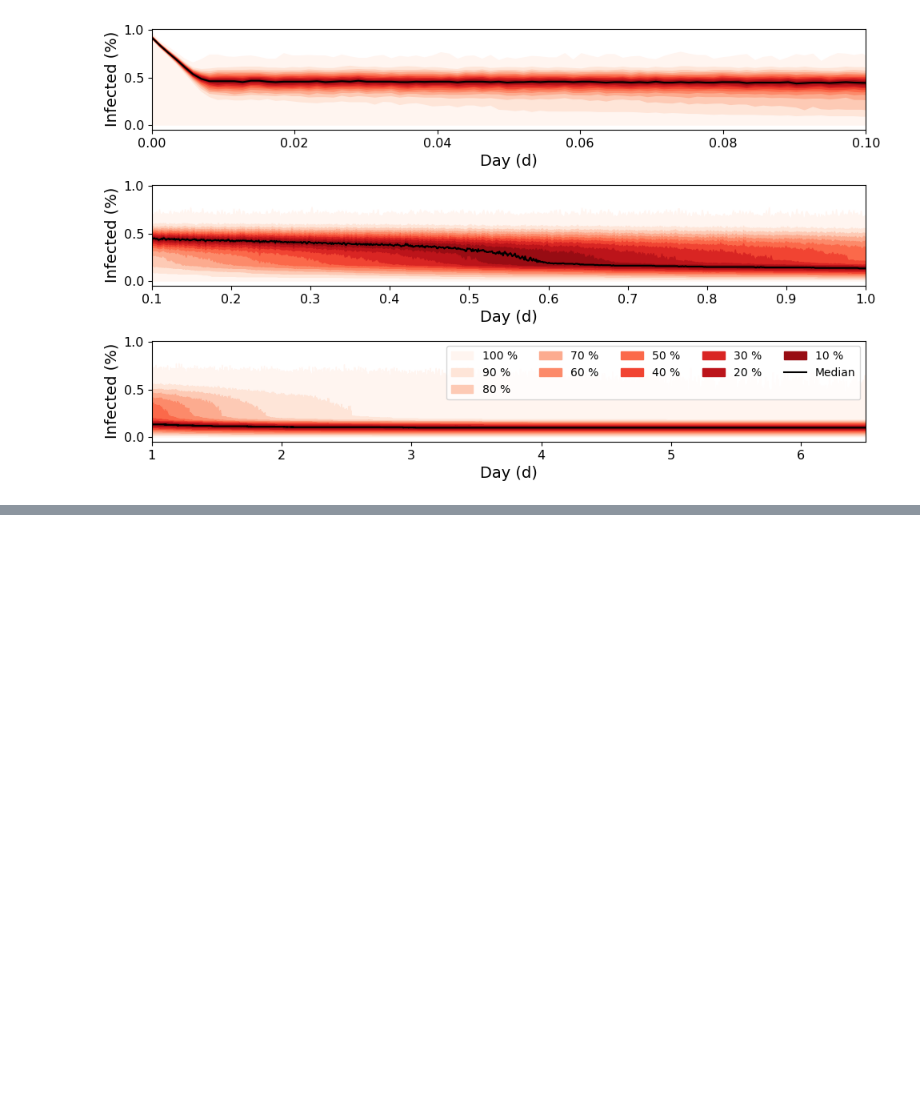
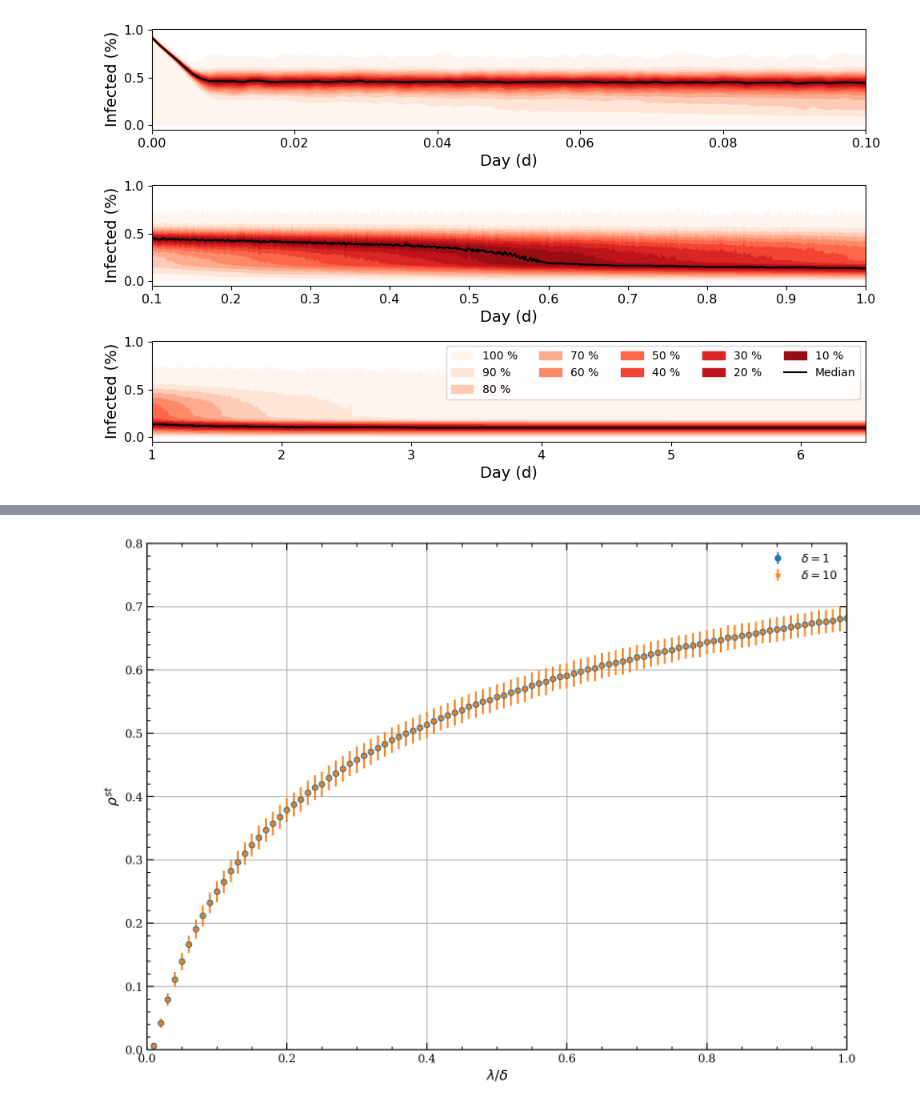
Before and after one commit to AdriRed/epidemics-tfg, a Jupyter notebook: post-process-data.ipynb, the cells around one changed output, grey strips where cells are left out. Cells and saved outputs as stored; diff of their text form; code cells hidden in the pictures; blank space fills up the shorter version.

```diff
--- a/post-process-data.ipynb
+++ b/post-process-data.ipynb
@@ -163,0 +228,38 @@ fig.tight_layout()
+# %%
+dfs2={}
+
+for i in tqdm(range(10000)):
+    infection_rate = (i//100+1)/10
+    recovery_rate = 10
+    keyname = f'{infection_rate/10:.3f}'
+    seed = i%100+1
+    if (keyname not in dfs2):
+        dfs2[keyname] = []
+    df = pd.read_csv(f'./output/stats-I={infection_rate:10.5f}-R={recovery_rate:10.5f}-S={seed:5d}.dat', sep='    ', header=None, usecols=[0, 3], names=['t', 'irate', 'rrate', 'idens'], engine='python')
+    dfs2[keyname].append(df)
+# %%
+df_data2 = pd.DataFrame(columns=["x", "y", "yerr"])
+for keyname in tqdm(dfs.keys()):
+    last_values = np.array([x.iloc[-1]['idens'] for x in dfs[keyname]])
+    last_values = last_values[last_values > 0.0001]
+    # display(last_values)
+    # df = pd.DataFrame({"x": [float(keyname)]*len(last_values), "y": (last_values)})
+    df = pd.DataFrame({"x": [float(keyname)], "y": [np.mean(last_values)], "yerr": [np.std(last_values)]})
+    df_data2 = pd.concat([df_data2, df], ignore_index=True)
+# %%
+set_gnuplot_style()
+fig, ax = plt.subplots(figsize=(11, 8), dpi=300)
+df_data2 = df_data2.sort_values('x')
+ax.minorticks_on()
+ax.set_xlim(0, 1)
+ax.set_ylim(0, 0.8)
+ax.errorbar(df_data['x'], df_data['y'], yerr=df_data['yerr'], marker='o', linestyle='none', label='$\delta = 1$')
+ax.errorbar(df_data2['x'], df_data2['y'], yerr=df_data2['yerr'], marker='*', linestyle='none', label='$\delta = 10$')
+# ax.scatter(df_data['x'], df_data['y'], marker='o')
+ax.legend()
+ax.set_xlabel(r'$\lambda/\delta$')
+ax.set_ylabel(r'$\rho^{st}$')
+ax.grid()
+plt.show()
+# %% [output]
+[figure, added]
```
Also changed, not shown: parts of 10 cells of this notebook.
